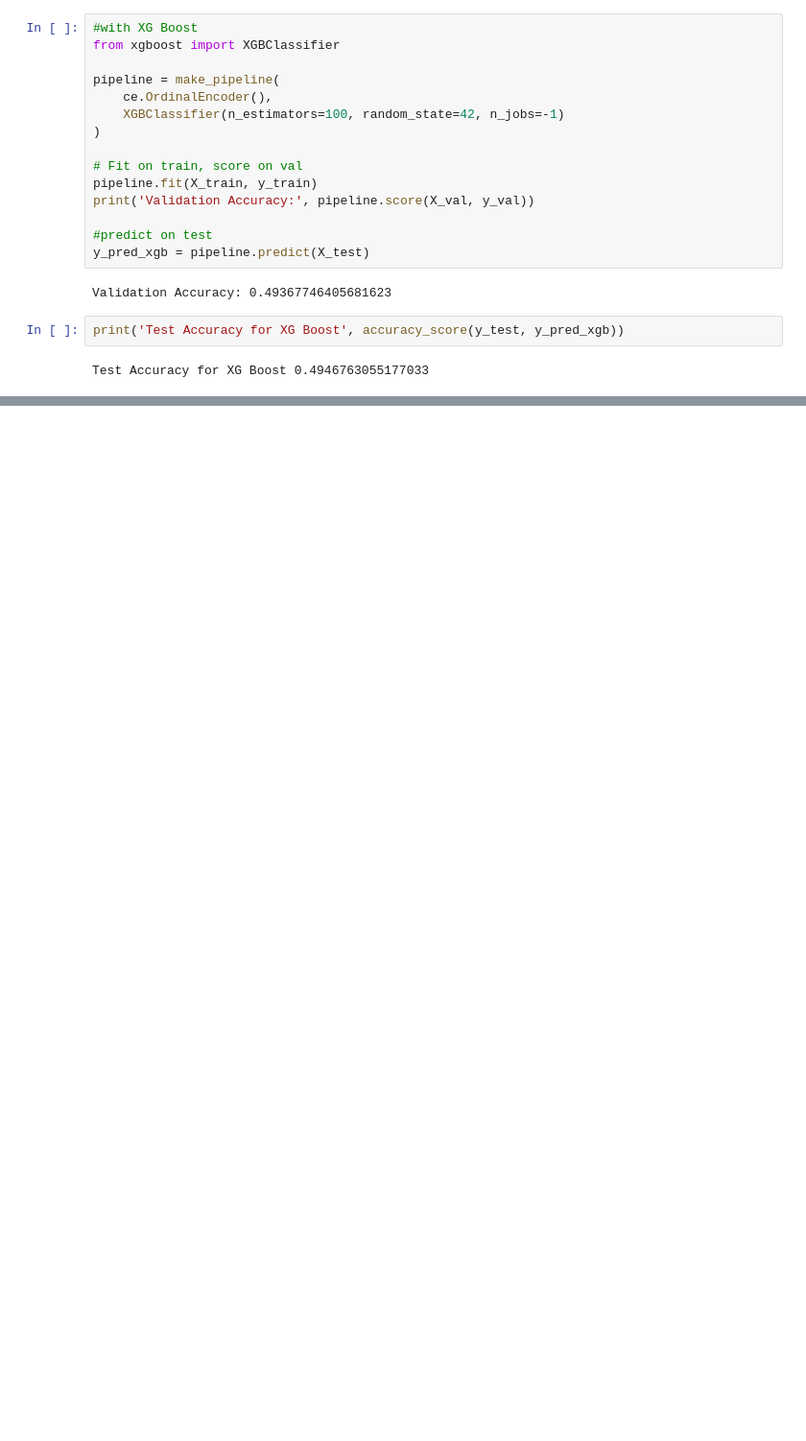
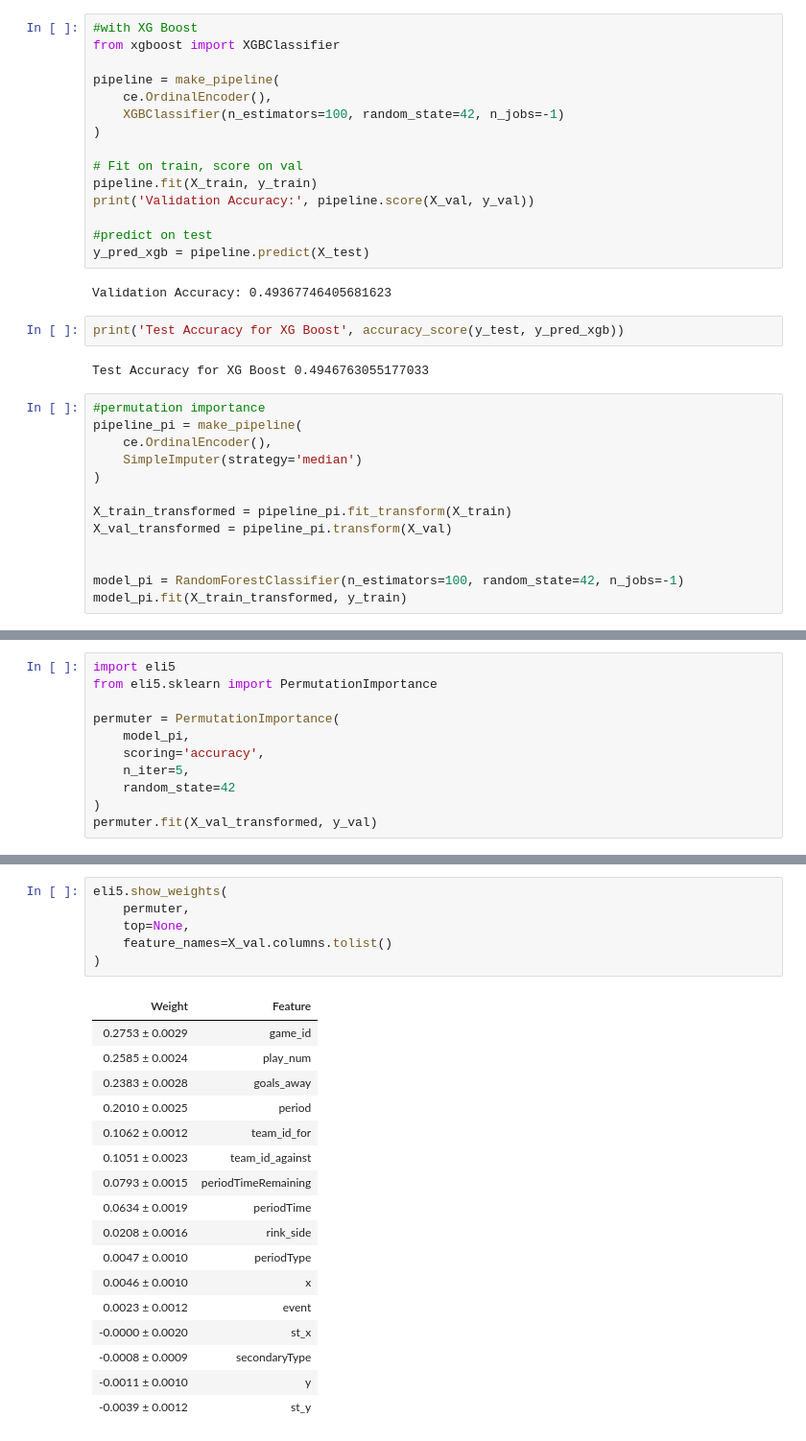
Before and after one commit to npgeorge/DS-Unit-2-Applied-Modeling, a Jupyter notebook: NHL_Data_Project_Game_Plays_Home_Goals.ipynb, the cells around one changed output, grey strips where cells are left out. Shown at 96% size. Saved outputs shown, nothing was run; the diff lists cells and outputs as text; blank space fills up the shorter version.

Commit message:
NHL Data Project - Bruins Home Goals XG Boost & Permutation Importance

```diff
--- a/NHL_Data_Project_Game_Plays_Home_Goals.ipynb
+++ b/NHL_Data_Project_Game_Plays_Home_Goals.ipynb
@@ -232,3 +232,16 @@ Validation Accuracy: 0.49367746405681623
 print('Test Accuracy for XG Boost', accuracy_score(y_test, y_pred_xgb))
 # %% [output]
 Test Accuracy for XG Boost 0.4946763055177033
+# %%
+#permutation importance
+pipeline_pi = make_pipeline(
+    ce.OrdinalEncoder(),
+    SimpleImputer(strategy='median')
+)
+
+X_train_transformed = pipeline_pi.fit_transform(X_train)
+X_val_transformed = pipeline_pi.transform(X_val)
+
+
+model_pi = RandomForestClassifier(n_estimators=100, random_state=42, n_jobs=-1)
+model_pi.fit(X_train_transformed, y_train)
@@ -234,0 +273,11 @@ Test Accuracy for XG Boost 0.4946763055177033
+# %%
+import eli5
+from eli5.sklearn import PermutationImportance
+
+permuter = PermutationImportance(
+    model_pi,
+    scoring='accuracy',
+    n_iter=5,
+    random_state=42
+)
+permuter.fit(X_val_transformed, y_val)
@@ -234,0 +308,24 @@ Test Accuracy for XG Boost 0.4946763055177033
+# %%
+eli5.show_weights(
+    permuter,
+    top=None,
+    feature_names=X_val.columns.tolist()
+)
+# %% [output]
+| Weight | Feature |
+| 0.2753 ± 0.0029 | game_id |
+| 0.2585 ± 0.0024 | play_num |
+| 0.2383 ± 0.0028 | goals_away |
+| 0.2010 ± 0.0025 | period |
+| 0.1062 ± 0.0012 | team_id_for |
+| 0.1051 ± 0.0023 | team_id_against |
+| 0.0793 ± 0.0015 | periodTimeRemaining |
+| 0.0634 ± 0.0019 | periodTime |
+| 0.0208 ± 0.0016 | rink_side |
+| 0.0047 ± 0.0010 | periodType |
+| 0.0046 ± 0.0010 | x |
+| 0.0023 ± 0.0012 | event |
+| -0.0000 ± 0.0020 | st_x |
+| -0.0008 ± 0.0009 | secondaryType |
+| -0.0011 ± 0.0010 | y |
+| -0.0039 ± 0.0012 | st_y |
```
Also changed, not shown: parts of 3 cells of this notebook.
